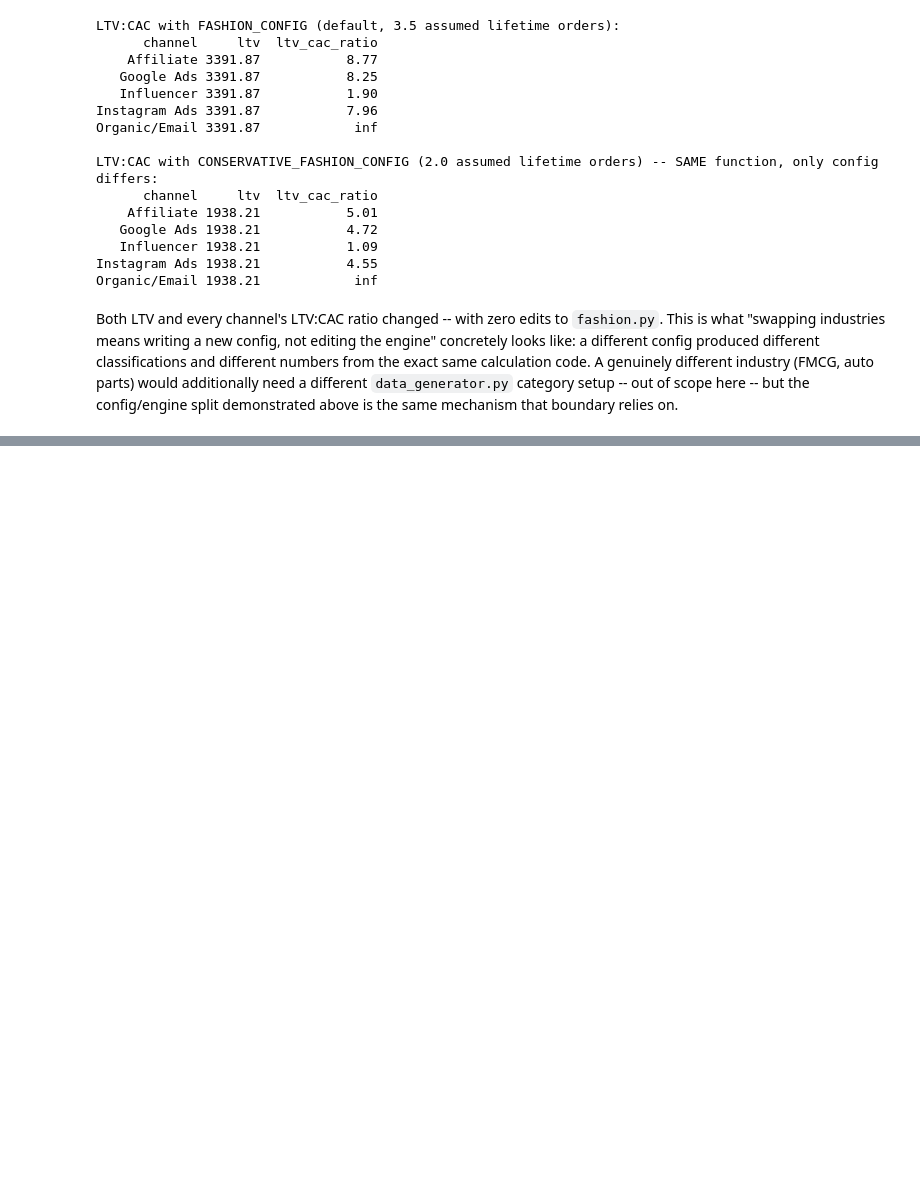
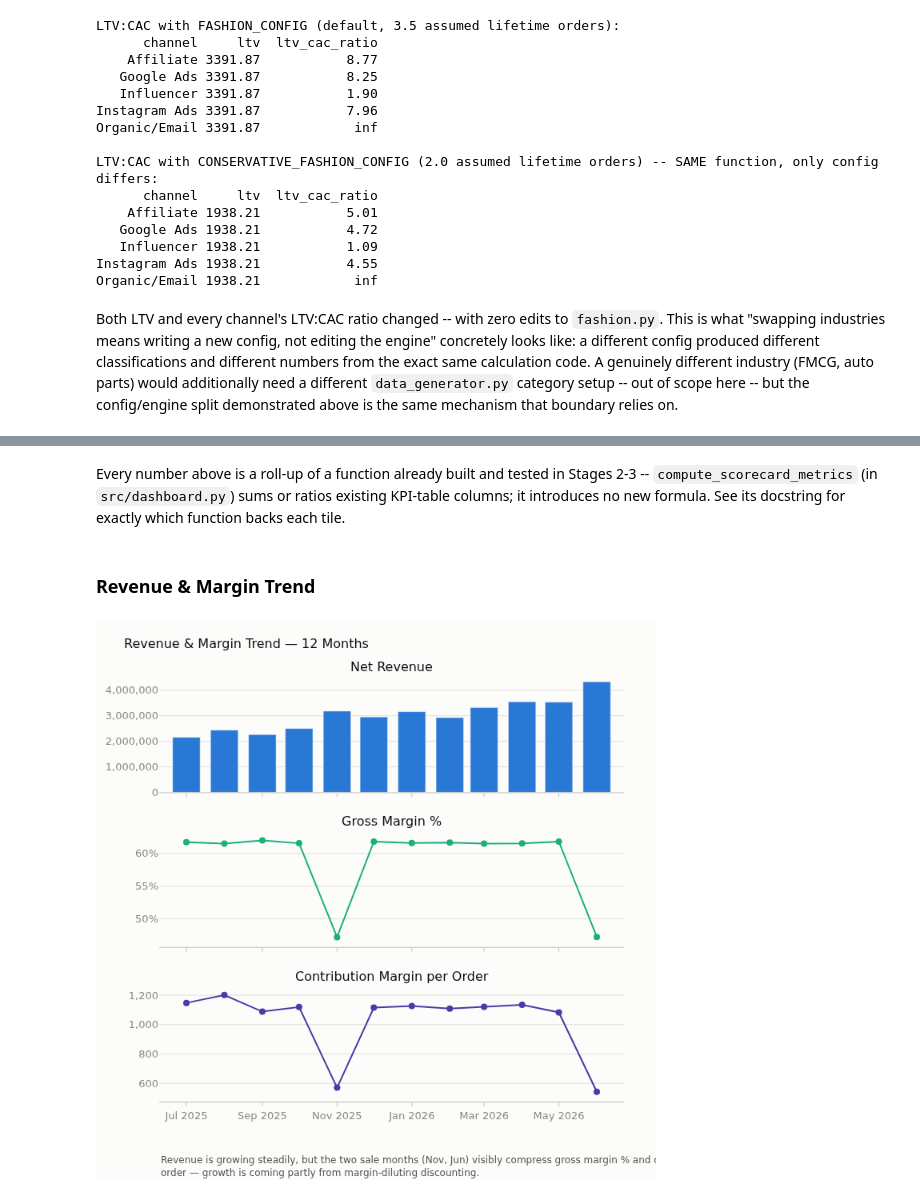
Before and after one commit to hrishikeshkedia-prog/ledger-margin-analysis, a Jupyter notebook: ceo_dashboard/notebooks/ceo_dashboard.ipynb, the cells around one changed output, grey strips where cells are left out. Drawn from its saved outputs; the diff is of its cells as text; code cells hidden in the pictures; blank space fills up the shorter version.

```diff
--- a/ceo_dashboard/notebooks/ceo_dashboard.ipynb
+++ b/ceo_dashboard/notebooks/ceo_dashboard.ipynb
@@ -1552,0 +1656,12 @@ the calibration, every formula, and the config-boundary behavior.
+# %% [markdown]
+Every number above is a roll-up of a function already built and tested in
+Stages 2-3 -- `compute_scorecard_metrics` (in `src/dashboard.py`) sums or
+ratios existing KPI-table columns; it introduces no new formula. See its
+docstring for exactly which function backs each tile.
+# %% [markdown]
+### Revenue & Margin Trend
+# %%
+fig = dv.render_revenue_margin_trend(orders_clean)
+fig.show()
+# %% [output]
+[figure, added]
```
Also changed, not shown: parts of 19 cells of this notebook, 7 other files.
